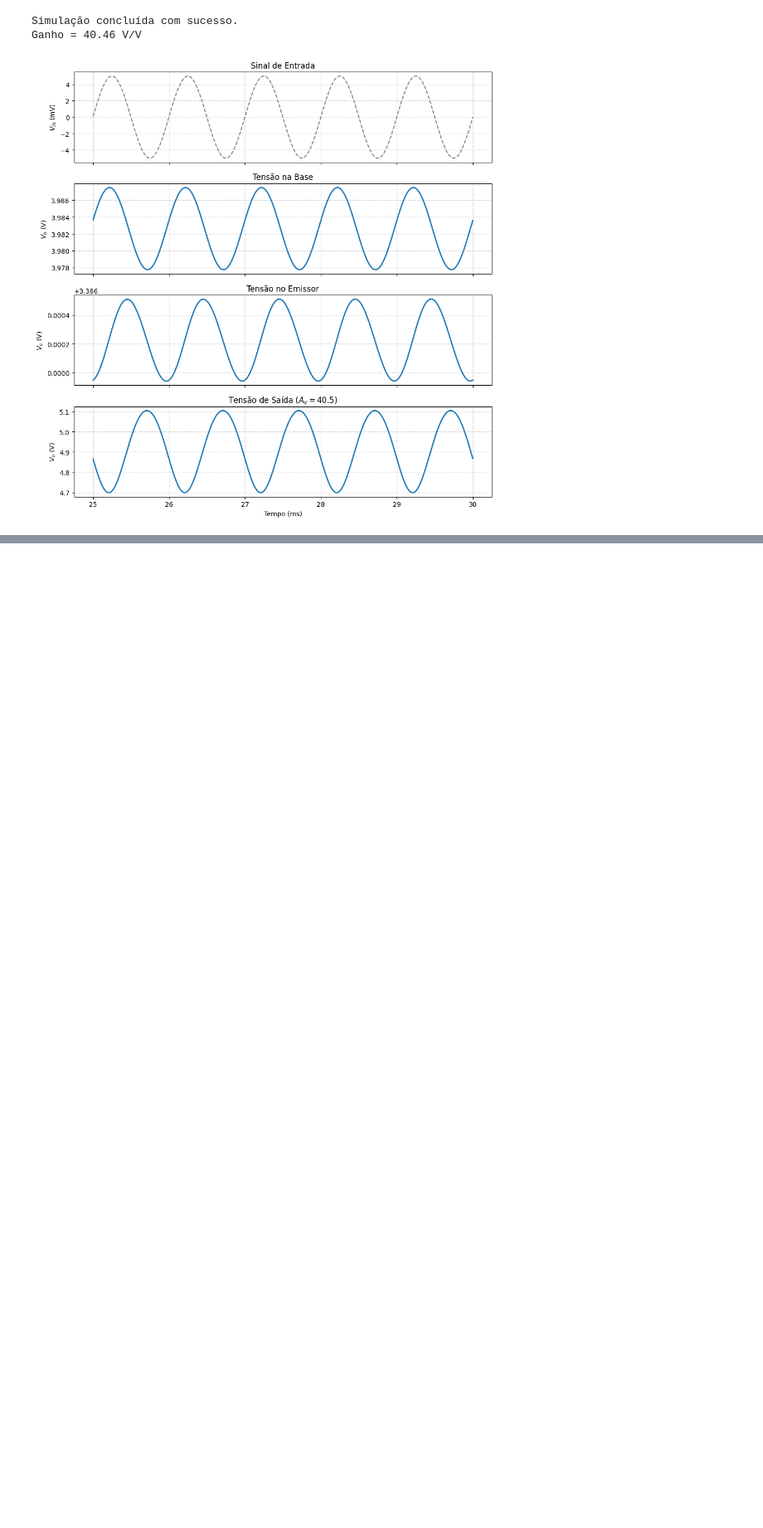
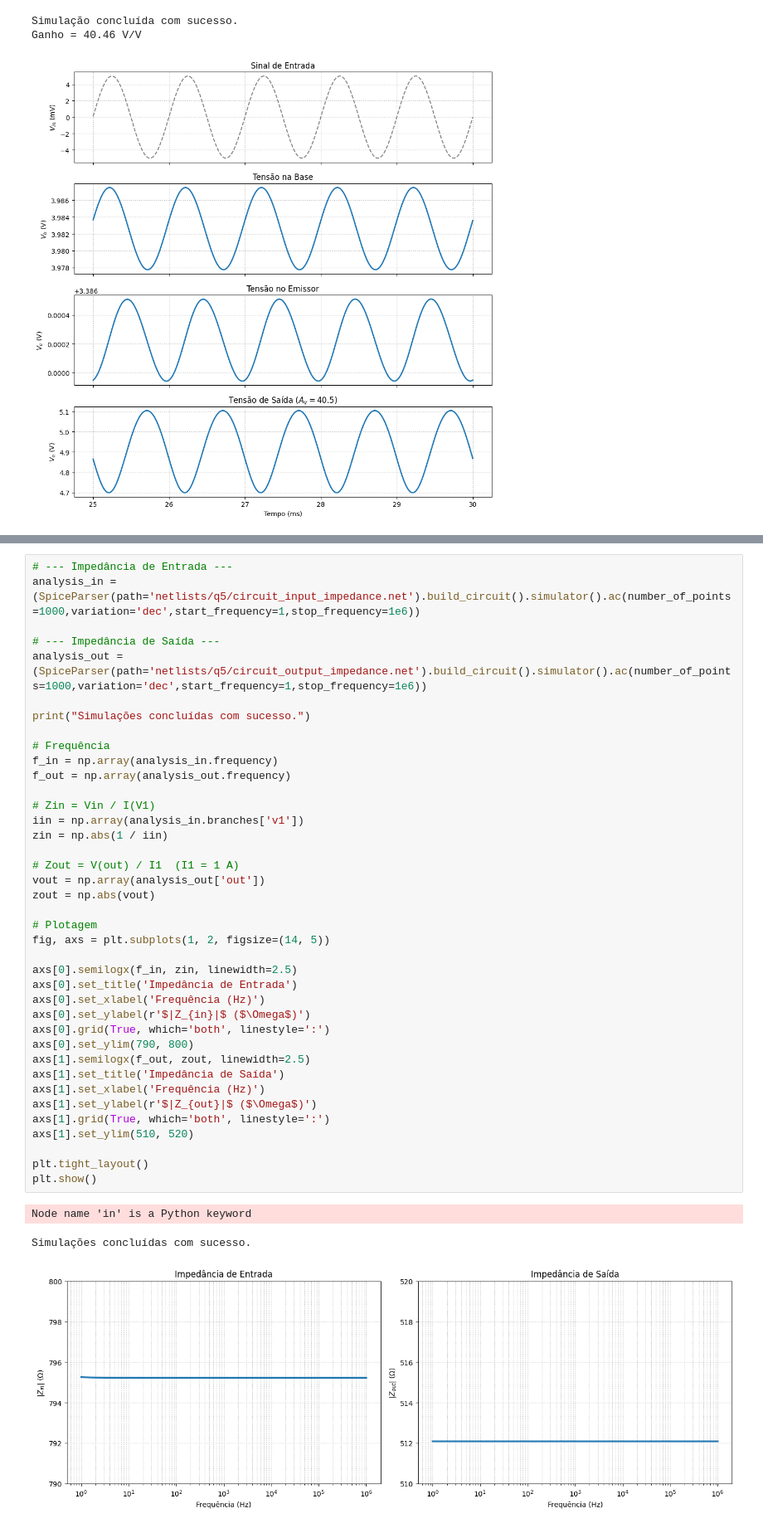
Before and after one commit to joaocolombari/eletronicos_i_prova, a Jupyter notebook: main.ipynb, the cells around one changed output, grey strips where cells are left out. Shown at 83% size. Drawn from its saved outputs; the diff is of its cells as text; blank space fills up the shorter version.

```diff
--- a/main.ipynb
+++ b/main.ipynb
@@ -536,0 +551,43 @@ Para visualizar a impedancia, no LTSpice vá em add traces, selecione a tensão
+# %%
+# --- Impedância de Entrada ---
+analysis_in = (SpiceParser(path='netlists/q5/circuit_input_impedance.net').build_circuit().simulator().ac(number_of_points=1000,variation='dec',start_frequency=1,stop_frequency=1e6))
+
+# --- Impedância de Saída ---
+analysis_out = (SpiceParser(path='netlists/q5/circuit_output_impedance.net').build_circuit().simulator().ac(number_of_points=1000,variation='dec',start_frequency=1,stop_frequency=1e6))
+
+print("Simulações concluídas com sucesso.")
+
+# Frequência
+f_in = np.array(analysis_in.frequency)
+f_out = np.array(analysis_out.frequency)
+
+# Zin = Vin / I(V1)
+iin = np.array(analysis_in.branches['v1'])
+zin = np.abs(1 / iin)
+
+# Zout = V(out) / I1  (I1 = 1 A)
+vout = np.array(analysis_out['out'])
+zout = np.abs(vout)
+
+# Plotagem
+fig, axs = plt.subplots(1, 2, figsize=(14, 5))
+
+axs[0].semilogx(f_in, zin, linewidth=2.5)
+axs[0].set_title('Impedância de Entrada')
+axs[0].set_xlabel('Frequência (Hz)')
+axs[0].set_ylabel(r'$|Z_{in}|$ ($\Omega$)')
+axs[0].grid(True, which='both', linestyle=':')
+axs[0].set_ylim(790, 800)
+axs[1].semilogx(f_out, zout, linewidth=2.5)
+axs[1].set_title('Impedância de Saída')
+axs[1].set_xlabel('Frequência (Hz)')
+axs[1].set_ylabel(r'$|Z_{out}|$ ($\Omega$)')
+axs[1].grid(True, which='both', linestyle=':')
+axs[1].set_ylim(510, 520)
+
+plt.tight_layout()
+plt.show()
+# %% [output]
+Node name 'in' is a Python keyword
+Simulações concluídas com sucesso.
+[figure, added]
```
Also changed, not shown: parts of 3 cells of this notebook, 10 other files.
